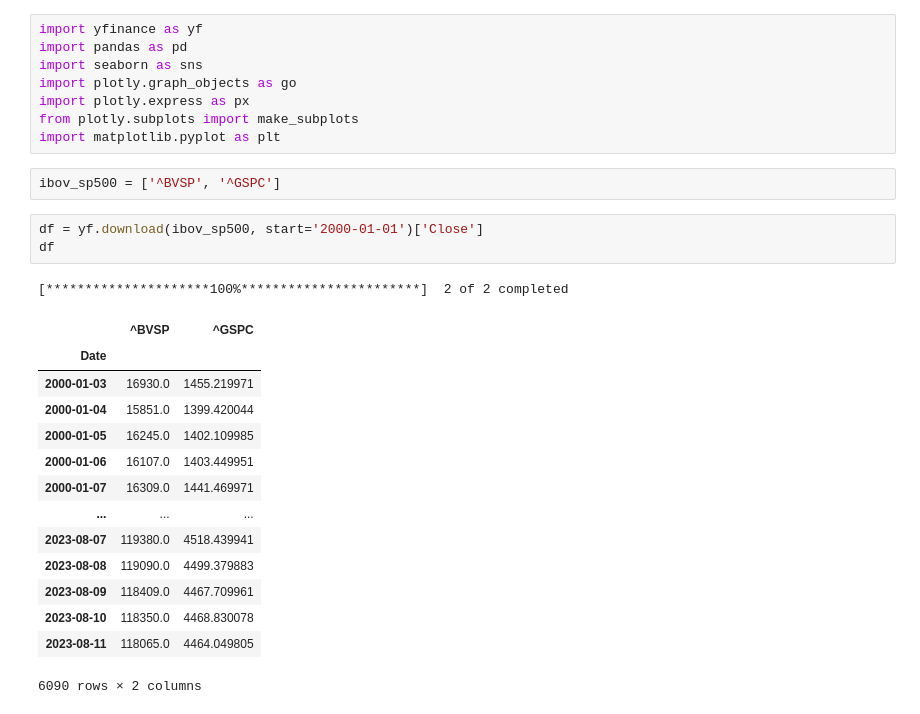
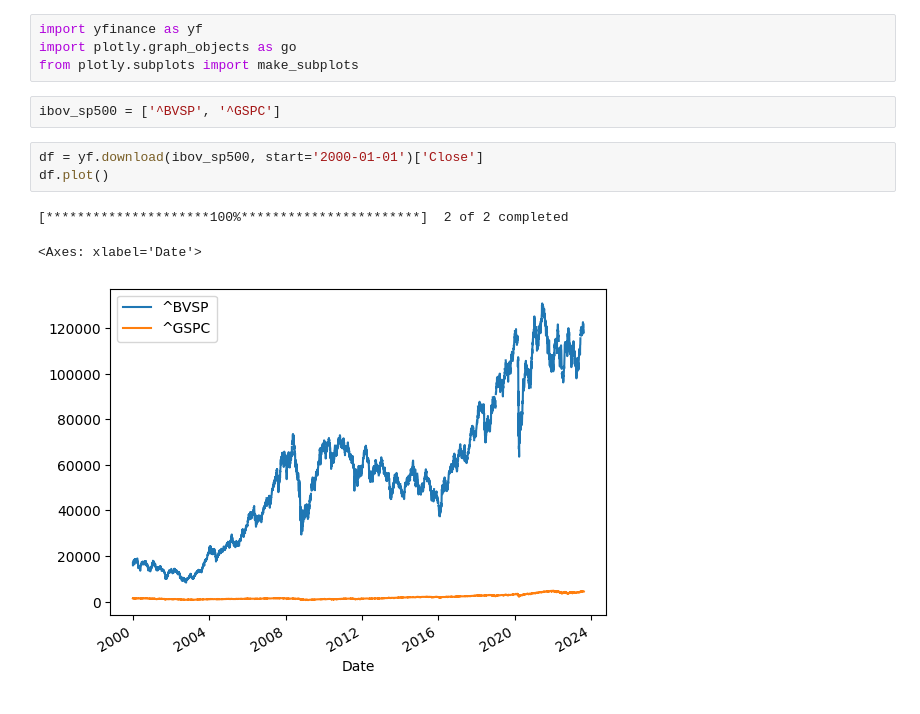
Before and after one commit to wpsilva/Estatistica_Mercado_Financeiro, a Jupyter notebook: normalizacao.ipynb, the cells around one changed output. Cells and saved outputs as stored; diff of their text form.

```diff
--- a/normalizacao.ipynb
+++ b/normalizacao.ipynb
@@ -23,30 +22,14 @@ Requirement already satisfied: six>=1.5 in d:\dev\tcd\estatistica_mercado_financ
 Note: you may need to restart the kernel to use updated packages.
 # %%
 import yfinance as yf
-import pandas as pd
-import seaborn as sns
 import plotly.graph_objects as go
-import plotly.express as px
 from plotly.subplots import make_subplots
-import matplotlib.pyplot as plt
 # %%
 ibov_sp500 = ['^BVSP', '^GSPC']
 # %%
 df = yf.download(ibov_sp500, start='2000-01-01')['Close']
-df
+df.plot()
 # %% [output]
 [*********************100%***********************]  2 of 2 completed
-|  | ^BVSP | ^GSPC |
-| Date |  |  |
-| 2000-01-03 | 16930.0 | 1455.219971 |
-| 2000-01-04 | 15851.0 | 1399.420044 |
-| 2000-01-05 | 16245.0 | 1402.109985 |
-| 2000-01-06 | 16107.0 | 1403.449951 |
-| 2000-01-07 | 16309.0 | 1441.469971 |
-| ... | ... | ... |
-| 2023-08-07 | 119380.0 | 4518.439941 |
-| 2023-08-08 | 119090.0 | 4499.379883 |
-| 2023-08-09 | 118409.0 | 4467.709961 |
-| 2023-08-10 | 118350.0 | 4468.830078 |
-| 2023-08-11 | 118065.0 | 4464.049805 |
-6090 rows × 2 columns
+<Axes: xlabel='Date'>
+[figure, added]
```
Also changed, not shown: parts of 4 cells of this notebook, 1 other file.
